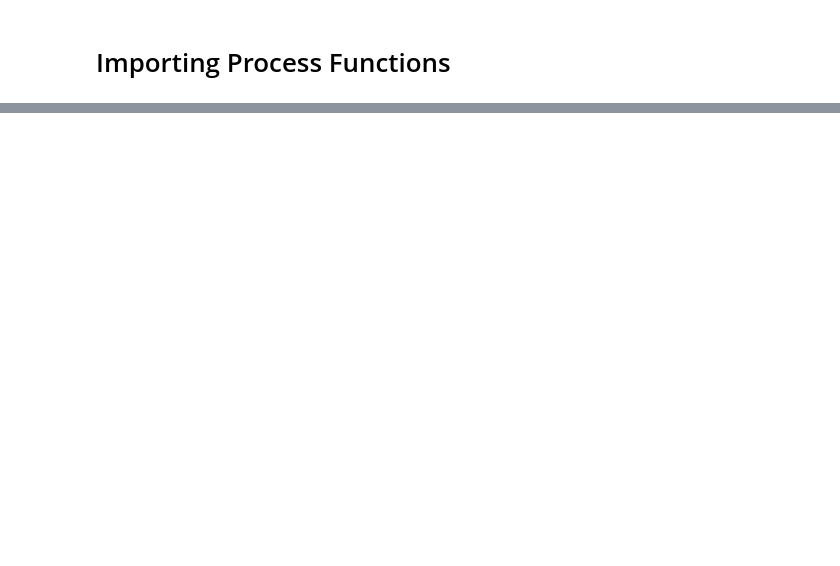
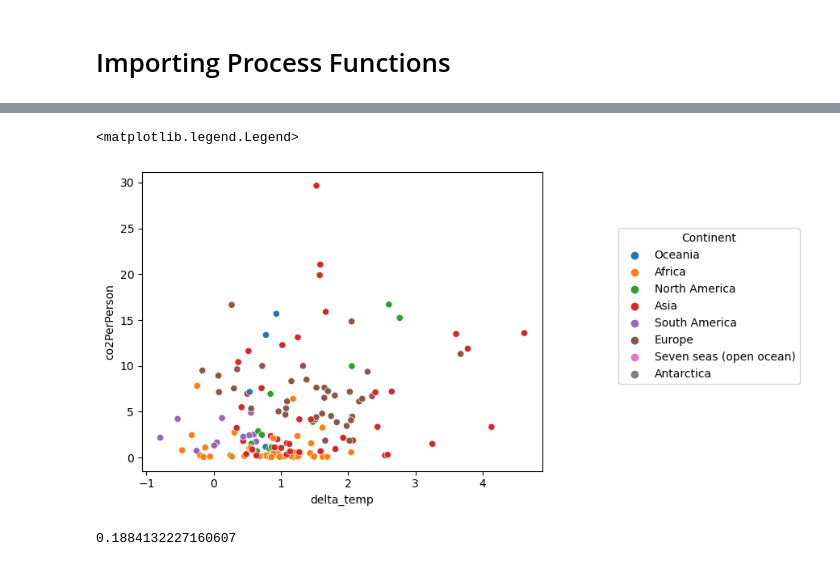
Before and after one commit to ubco-W2022T2-data301/project-group-group42, a Jupyter notebook: analysis/analysisAidan.ipynb, the cells around one changed output, grey strips where cells are left out. Saved outputs shown, nothing was run; the diff lists cells and outputs as text; code cells hidden in the pictures; blank space fills up the shorter version.

```diff
--- a/analysis/analysisAidan.ipynb
+++ b/analysis/analysisAidan.ipynb
@@ -354,0 +367,10 @@ test1,test2 = project_functionsAidan.process_temp_dataset()
+# %%
+joint = sns.scatterplot(data=world,x="delta_temp",y="co2PerPerson",hue="continent")
+joint.legend(bbox_to_anchor=(1.05,1),loc="upper left", borderaxespad=5,title="Continent")
+# %% [output]
+<matplotlib.legend.Legend>
+[figure, added]
+# %%
+world["delta_temp"].corr(world["co2"])
+# %% [output]
+0.1884132227160607
```
Also changed, not shown: parts of 10 cells of this notebook, 1 other file.
